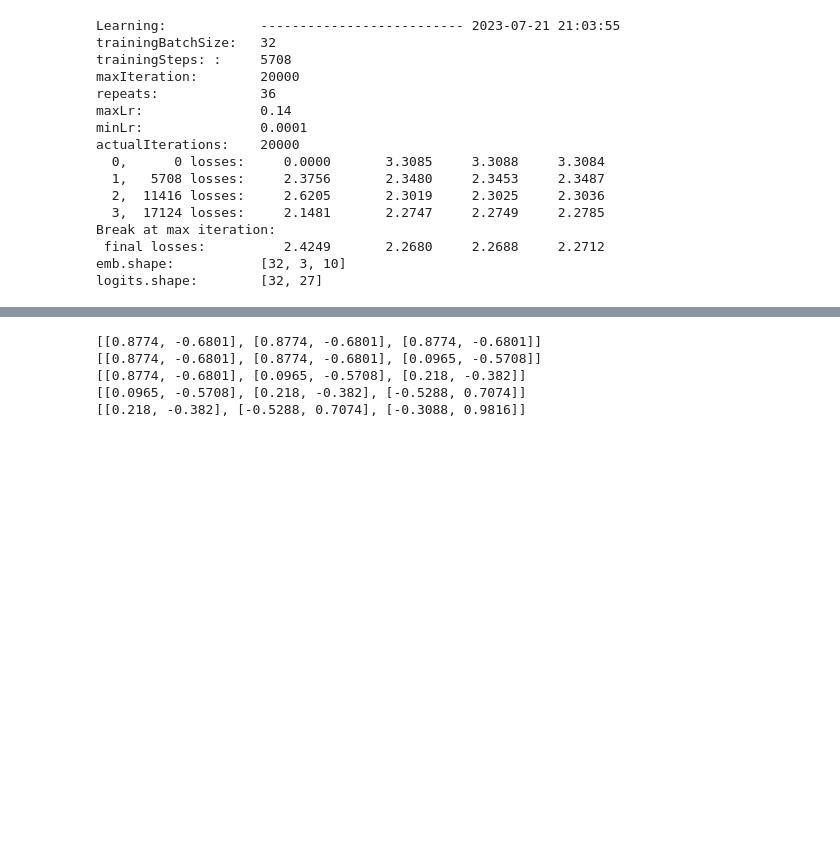
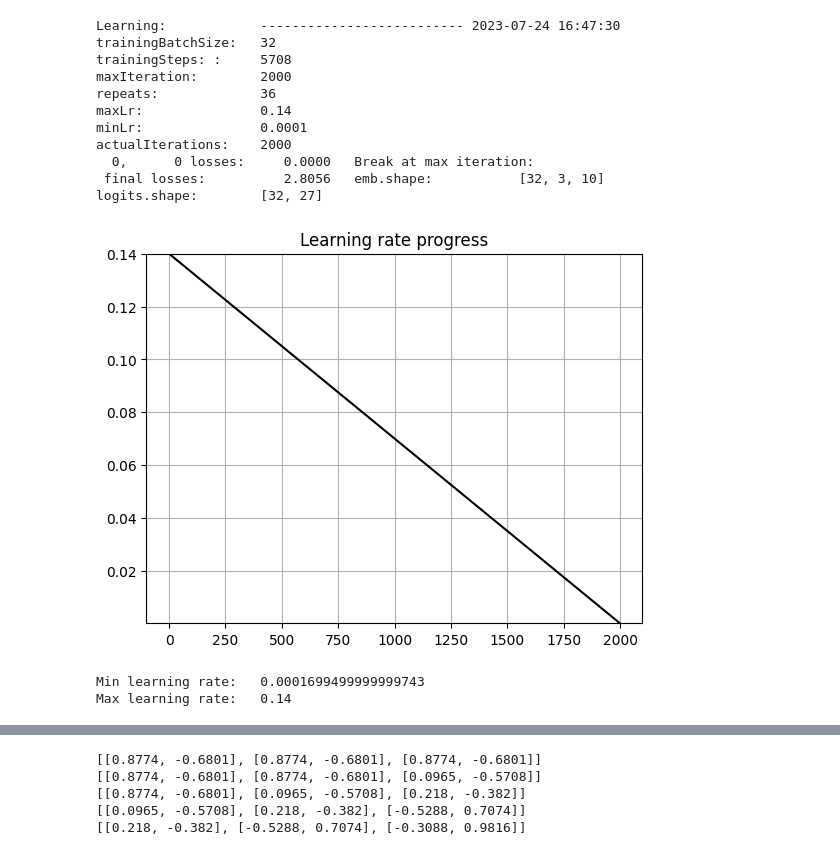
Before and after one commit to michal-minich/makemore-mm, a Jupyter notebook: projects/layers/layers.ipynb, the cells around one changed output, grey strips where cells are left out. Saved outputs shown, nothing was run; the diff lists cells and outputs as text; code cells hidden in the pictures; blank space fills up the shorter version.

Commit message:
Graphs 1

```diff
--- a/projects/layers/layers.ipynb
+++ b/projects/layers/layers.ipynb
@@ -124,7 +132,7 @@ trXLength = ds.tr.x.shape[0]
 trainingSteps = (trXLength // trainingBatchSize) + 1
 log ("trainingSteps: ", trainingSteps)
 
-maxIteration = 20_000
+maxIteration = 2000
 log("maxIteration", maxIteration)
 
 repeats = 36
@@ -138,6 +146,10 @@ log("minLr", minLr)
 
 actualIterations = min(maxIteration, repeats * math.ceil(trXLength / trainingBatchSize))
 log("actualIterations", actualIterations)
+
+for l in np.layers:
+    if isinstance(l, BatchNorm1d):
+        l.training = True;
 
 lrAtIx: list[float] = []
 stepIx: list[int] = []
@@ -153,7 +165,7 @@ for repeat in range(repeats):
         break;
 
     logSimple(f"{repeat:>3}, {i:>6} losses: {fr.loss.item():>10.4f}   ", end="")
-    logLosses()
+    #logLosses()
 
     for start in range(0, trXLength, trainingBatchSize):
 
@@ -175,24 +187,35 @@ for repeat in range(repeats):
         i += 1
 
 logSimple(f" final losses: {fr.loss.item():>15.4f}   ", end="")
-logLosses()
+#logLosses()
 
 log("emb.shape", fr.emb.shape)
 log("logits.shape", fr.logits.shape)
+
+for l in np.layers:
+    if isinstance(l, BatchNorm1d):
+        l.training = False;
 # %% [output]
-Learning:            -------------------------- 2023-07-21 21:03:55
+Learning:            -------------------------- 2023-07-24 16:47:30
 trainingBatchSize:   32
 trainingSteps: :     5708
-maxIteration:        20000
+maxIteration:        2000
 repeats:             36
 maxLr:               0.14
 minLr:               0.0001
-actualIterations:    20000
-  0,      0 losses:     0.0000       3.3085     3.3088     3.3084
-  1,   5708 losses:     2.3756       2.3480     2.3453     2.3487
-  2,  11416 losses:     2.6205       2.3019     2.3025     2.3036
-  3,  17124 losses:     2.1481       2.2747     2.2749     2.2785
-Break at max iteration:
- final losses:          2.4249       2.2680     2.2688     2.2712
-emb.shape:           [32, 3, 10]
+actualIterations:    2000
+  0,      0 losses:     0.0000   Break at max iteration:
+ final losses:          2.8056   emb.shape:           [32, 3, 10]
 logits.shape:        [32, 27]
+# %%
+plt.plot(range(len(lrAtIx)), lrAtIx, "black")
+plt.title('Learning rate progress');
+plt.ylim(min(lrAtIx), max(lrAtIx))
+plt.grid(True)
+plt.show()
+log("Min learning rate", min(lrAtIx))
+log("Max learning rate", max(lrAtIx))
+# %% [output]
+[figure, added]
+Min learning rate:   0.0001699499999999743
+Max learning rate:   0.14
```
Also changed, not shown: parts of 16 cells of this notebook, 3 other files.
